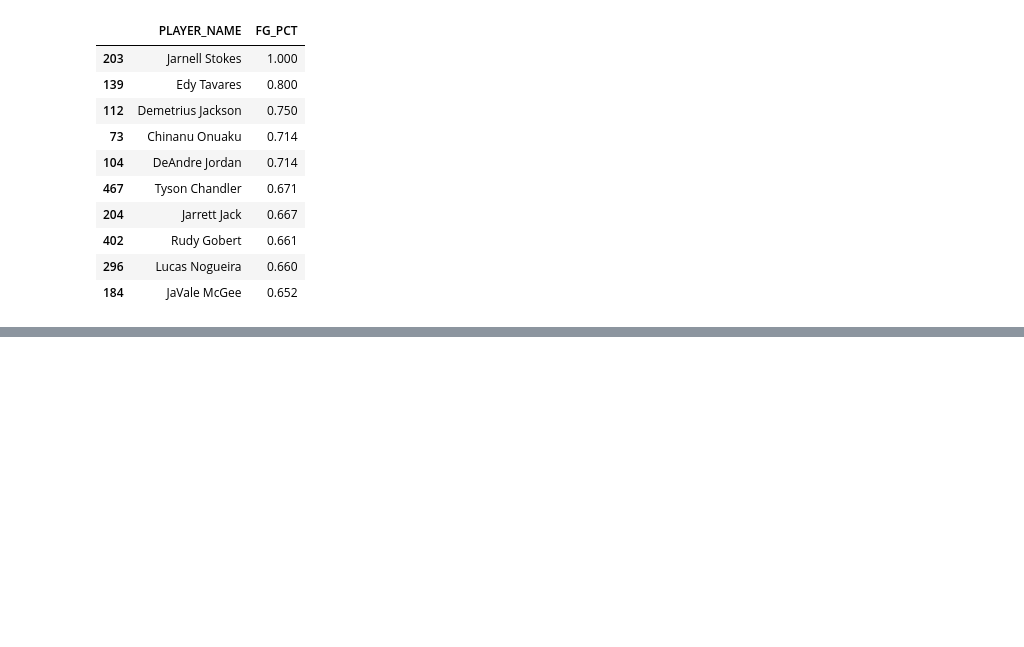
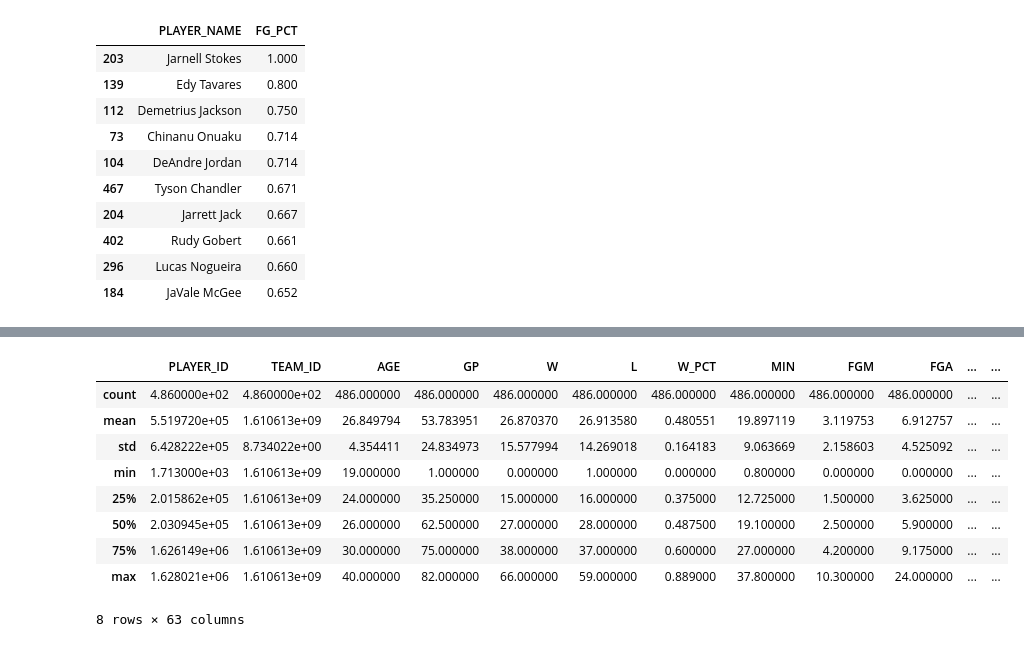
Before and after one commit to Medha-Subramaniyan/code_fun, a Jupyter notebook: nba_challenge.ipynb, the cells around one changed output, grey strips where cells are left out. Cells and saved outputs as stored; diff of their text form; code cells hidden in the pictures; blank space fills up the shorter version.

```diff
--- a/nba_challenge.ipynb
+++ b/nba_challenge.ipynb
@@ -106,0 +165,14 @@ top_10_fgpct[['PLAYER_NAME','FG_PCT']]
+# %%
+stats.describe()
+#what are these? what do they show/mean?
+# %% [output]
+|  | PLAYER_ID | TEAM_ID | AGE | GP | W | L | W_PCT | MIN | FGM | FGA | ... | ... |
+| count | 4.860000e+02 | 4.860000e+02 | 486.000000 | 486.000000 | 486.000000 | 486.000000 | 486.000000 | 486.000000 | 486.000000 | 486.000000 | ... | ... |
+| mean | 5.519720e+05 | 1.610613e+09 | 26.849794 | 53.783951 | 26.870370 | 26.913580 | 0.480551 | 19.897119 | 3.119753 | 6.912757 | ... | ... |
+| std | 6.428222e+05 | 8.734022e+00 | 4.354411 | 24.834973 | 15.577994 | 14.269018 | 0.164183 | 9.063669 | 2.158603 | 4.525092 | ... | ... |
+| min | 1.713000e+03 | 1.610613e+09 | 19.000000 | 1.000000 | 0.000000 | 1.000000 | 0.000000 | 0.800000 | 0.000000 | 0.000000 | ... | ... |
+| 25% | 2.015862e+05 | 1.610613e+09 | 24.000000 | 35.250000 | 15.000000 | 16.000000 | 0.375000 | 12.725000 | 1.500000 | 3.625000 | ... | ... |
+| 50% | 2.030945e+05 | 1.610613e+09 | 26.000000 | 62.500000 | 27.000000 | 28.000000 | 0.487500 | 19.100000 | 2.500000 | 5.900000 | ... | ... |
+| 75% | 1.626149e+06 | 1.610613e+09 | 30.000000 | 75.000000 | 38.000000 | 37.000000 | 0.600000 | 27.000000 | 4.200000 | 9.175000 | ... | ... |
+| max | 1.628021e+06 | 1.610613e+09 | 40.000000 | 82.000000 | 66.000000 | 59.000000 | 0.889000 | 37.800000 | 10.300000 | 24.000000 | ... | ... |
+8 rows × 63 columns
```
Also changed, not shown: parts of 10 cells of this notebook.
